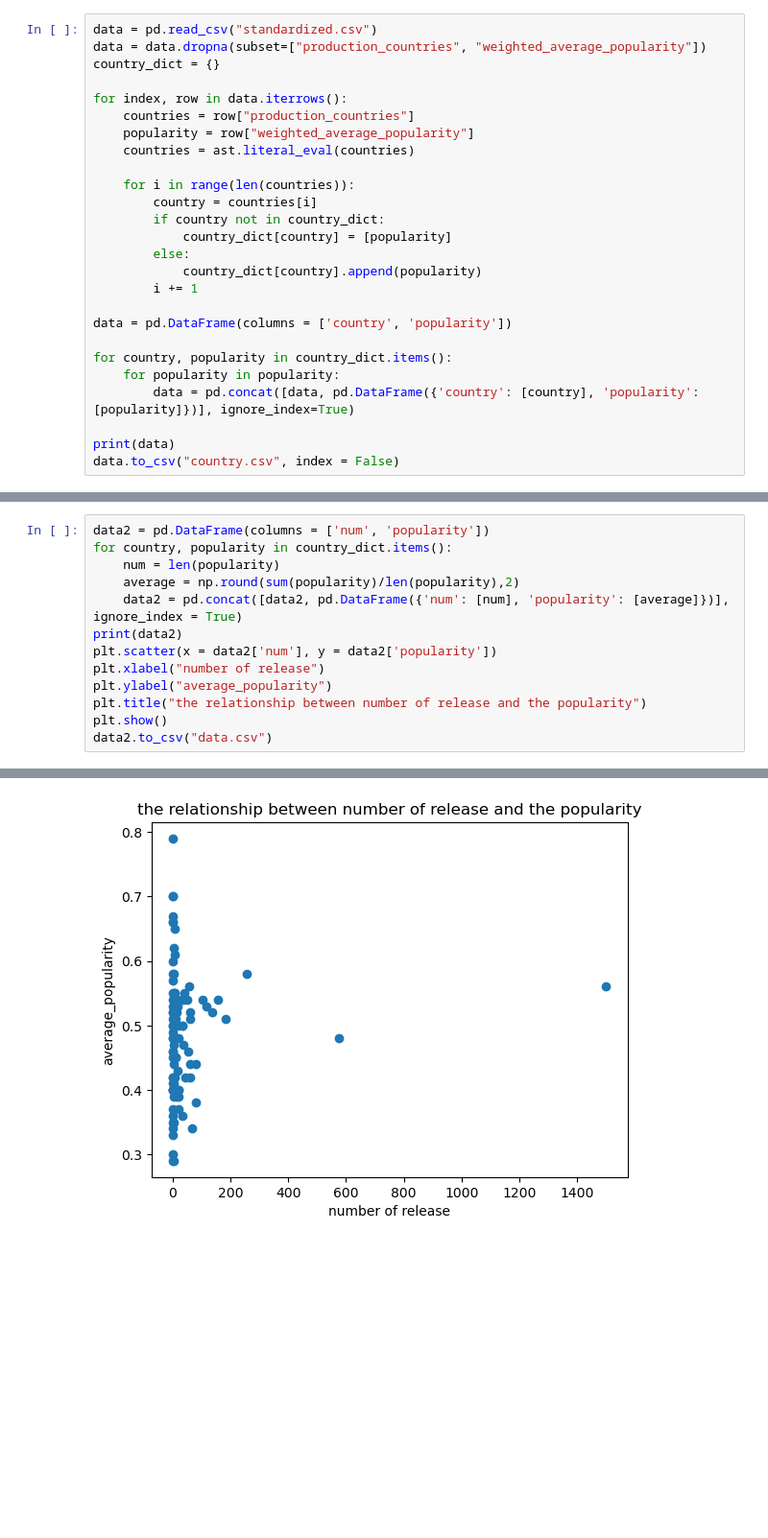
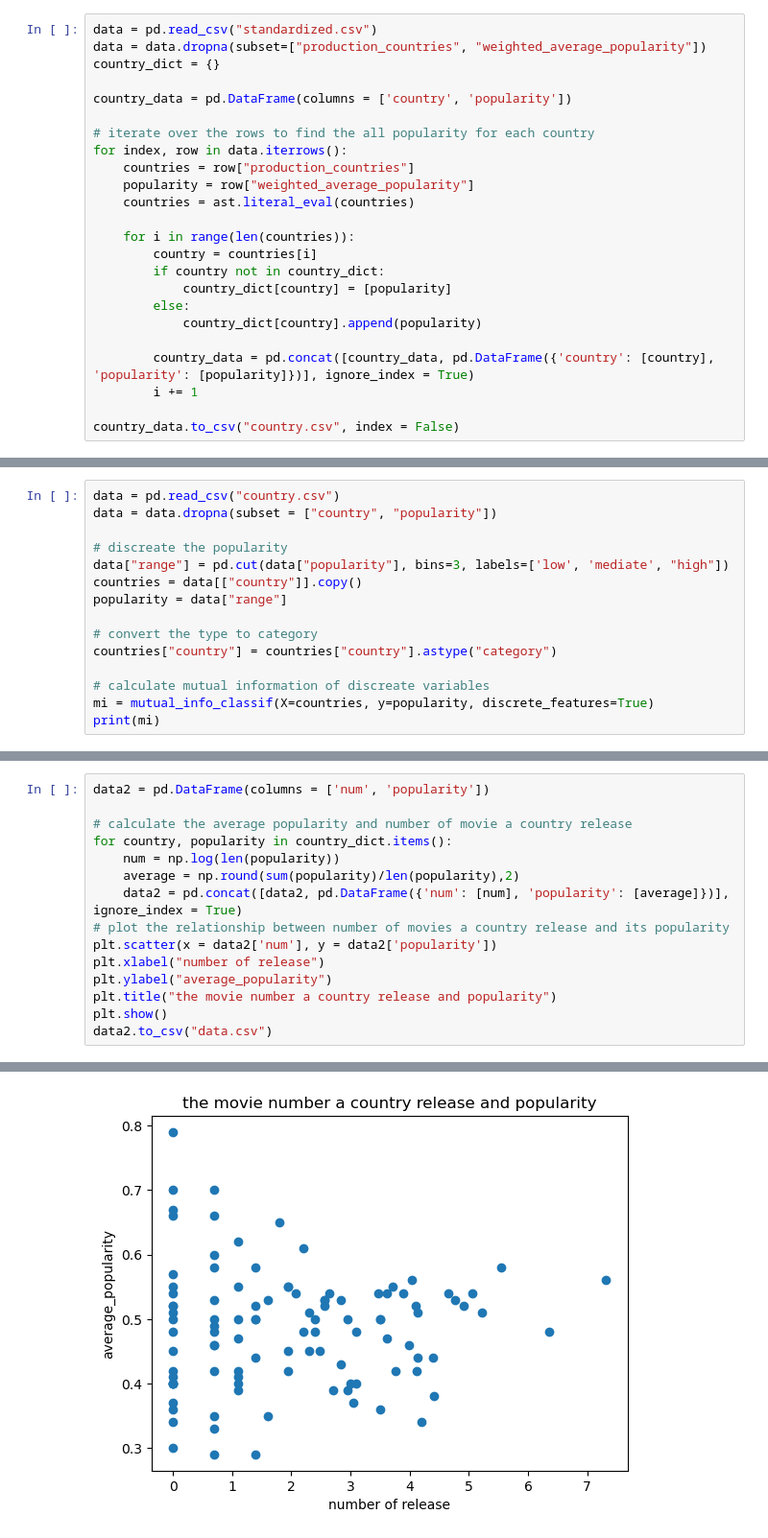
Before and after one commit to XiaoyingChen924/Movie_Popularity_Analysis, a Jupyter notebook: country.ipynb, the cells around one changed output, grey strips where cells are left out. Shown at 96% size. Saved outputs shown, nothing was run; the diff lists cells and outputs as text; blank space fills up the shorter version.

```diff
--- a/country.ipynb
+++ b/country.ipynb
@@ -9,6 +9,9 @@ data = pd.read_csv("standardized.csv")
 data = data.dropna(subset=["production_countries", "weighted_average_popularity"])
 country_dict = {}
 
+country_data = pd.DataFrame(columns = ['country', 'popularity'])
+
+# iterate over the rows to find the all popularity for each country
 for index, row in data.iterrows():
     countries = row["production_countries"]
     popularity = row["weighted_average_popularity"]
@@ -20,13 +23,8 @@ for index, row in data.iterrows():
             country_dict[country] = [popularity]
         else:
             country_dict[country].append(popularity)
+
+        country_data = pd.concat([country_data, pd.DataFrame({'country': [country], 'popularity': [popularity]})], ignore_index = True)
         i += 1
 
-data = pd.DataFrame(columns = ['country', 'popularity'])
-
-for country, popularity in country_dict.items():
-    for popularity in popularity:
-        data = pd.concat([data, pd.DataFrame({'country': [country], 'popularity': [popularity]})], ignore_index=True)
-
-print(data)
-data.to_csv("country.csv", index = False)
+country_data.to_csv("country.csv", index = False)
@@ -47,0 +31,15 @@ data.to_csv("country.csv", index = False)
+# %%
+data = pd.read_csv("country.csv")
+data = data.dropna(subset = ["country", "popularity"])
+
+# discreate the popularity
+data["range"] = pd.cut(data["popularity"], bins=3, labels=['low', 'mediate', "high"])
+countries = data[["country"]].copy()
+popularity = data["range"]
+
+# convert the type to category
+countries["country"] = countries["country"].astype("category")
+
+# calculate mutual information of discreate variables
+mi = mutual_info_classif(X=countries, y=popularity, discrete_features=True)
+print(mi)
@@ -69,14 +50,16 @@ The mutual information between country and popularity is 0.8, which shows there
 # %%
 data2 = pd.DataFrame(columns = ['num', 'popularity'])
+
+# calculate the average popularity and number of movie a country release
 for country, popularity in country_dict.items():
-    num = len(popularity)
+    num = np.log(len(popularity))
     average = np.round(sum(popularity)/len(popularity),2)
     data2 = pd.concat([data2, pd.DataFrame({'num': [num], 'popularity': [average]})], ignore_index = True)
-print(data2)
+# plot the relationship between number of movies a country release and its popularity
 plt.scatter(x = data2['num'], y = data2['popularity'])
 plt.xlabel("number of release")
 plt.ylabel("average_popularity")
-plt.title("the relationship between number of release and the popularity")
+plt.title("the movie number a country release and popularity")
 plt.show()
 data2.to_csv("data.csv")
 # %% [output]
@@ -97 +66 @@ data2.to_csv("data.csv")
-[figure, old version]
+[figure, new version]
```
Also changed, not shown: parts of 7 cells of this notebook, 5 other files.
